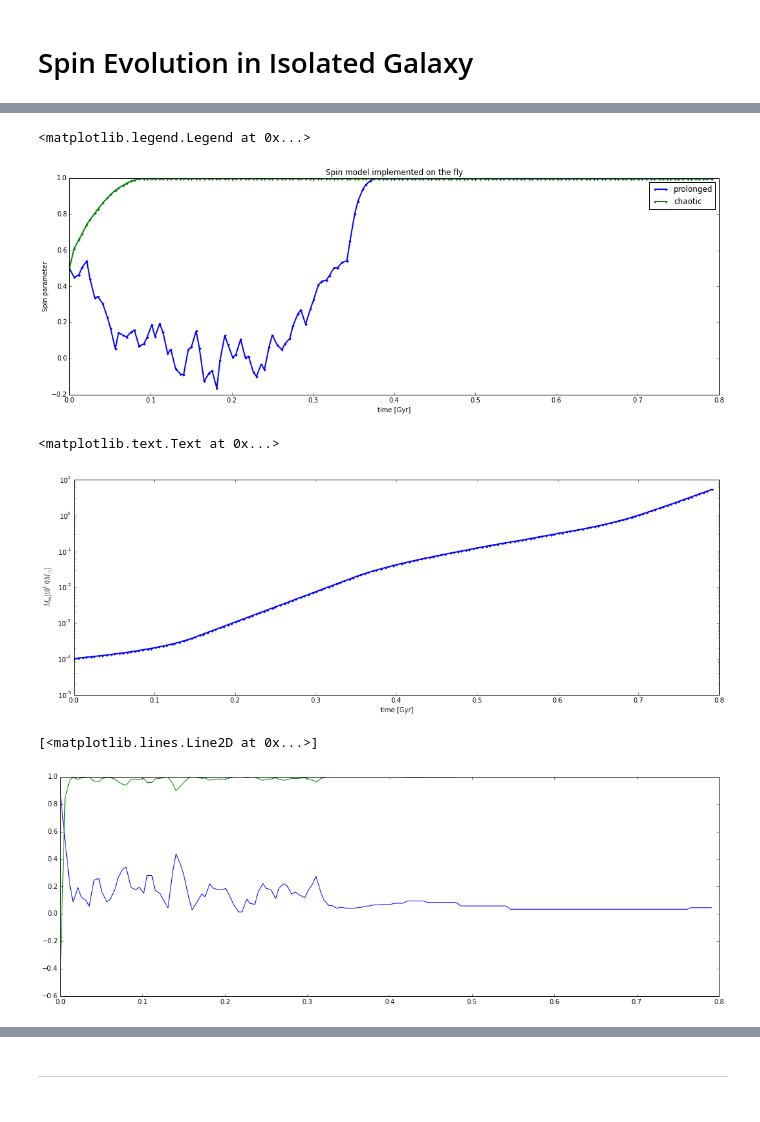
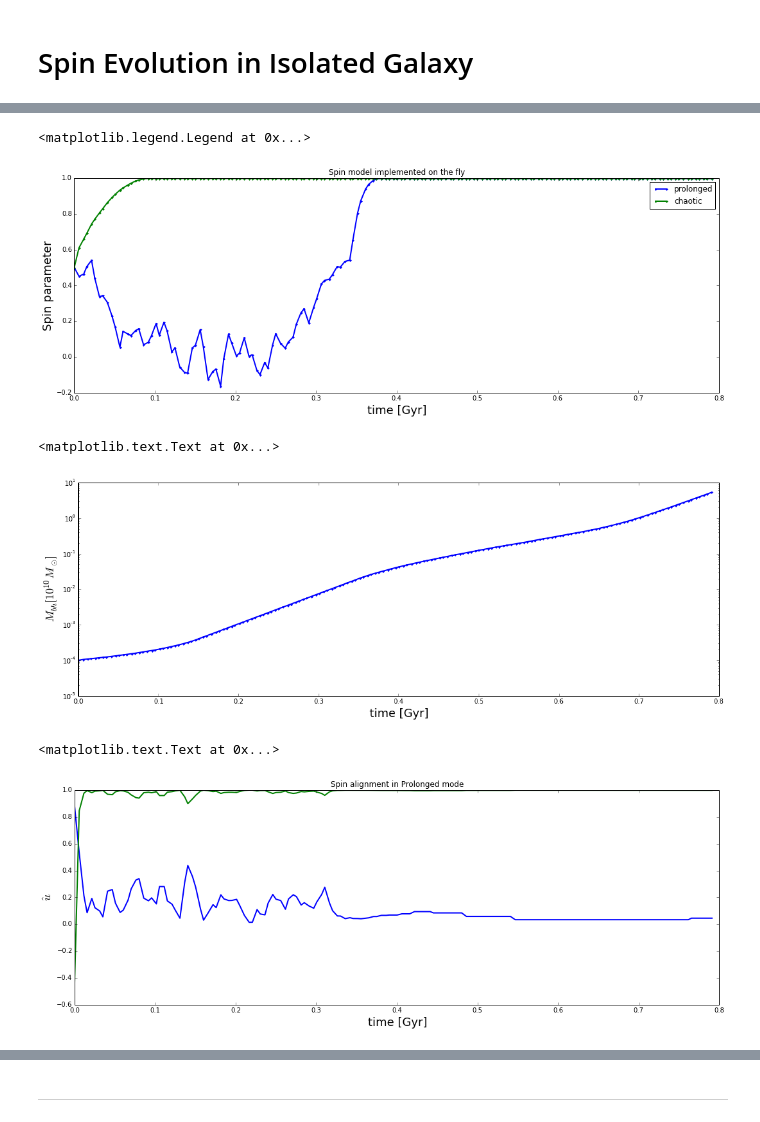
Before and after one commit to sbustamante/CosmologicalBlackHoles, a Jupyter notebook: Codes/spin_evolution.ipynb, the cells around one changed output, grey strips where cells are left out. Cells and saved outputs as stored; diff of their text form; code cells hidden in the pictures.

Commit message:
Spin evolution and alignment

```diff
--- a/Codes/spin_evolution.ipynb
+++ b/Codes/spin_evolution.ipynb
@@ -155,27 +150,30 @@ plt.legend(loc='upper right')
 plt.figure( figsize = (18,6) )
 plt.plot( test00.t, test00.a, '.-', label = 'prolonged', lw=2 )
 plt.plot( test01.t, test01.a, '.-', label = 'chaotic', lw=2 )
-plt.ylabel("Spin parameter")
-plt.xlabel("time [Gyr]")
+plt.ylabel("Spin parameter", fontsize=18)
+plt.xlabel("time [Gyr]", fontsize=18)
 plt.title('Spin model implemented on the fly')
 plt.legend()
 # %% [output]
 <matplotlib.legend.Legend at 0x...>
-[figure, old version]
+[figure, new version]
 # %%
 plt.figure( figsize = (18,6) )
 plt.semilogy( test00.t, test00.mbh, '.-', lw=2 )
-plt.ylabel("$M_{bh} [10^10 M_{\odot}]$")
-plt.xlabel("time [Gyr]")
+plt.ylabel("$M_{bh} [10^{10} M_{\odot}]$", fontsize=18)
+plt.xlabel("time [Gyr]", fontsize=18)
 # %% [output]
 <matplotlib.text.Text at 0x...>
-[figure, old version]
+[figure, new version]
 # %%
 plt.figure( figsize = (18,6) )
-plt.plot(test01.t,sqrt(test01.adir[:,1]**2+test01.adir[:,0]**2))
-plt.plot(test01.t,-test01.adir[:,2])
+plt.plot(test01.t,sqrt(test01.adir[:,1]**2+test01.adir[:,0]**2), label='Z-component', lw=2)
+plt.plot(test01.t,-test01.adir[:,2], label='Inplane-component', lw=2)
+plt.ylabel("$\hat u$", fontsize=18)
+plt.xlabel("time [Gyr]", fontsize=18)
+plt.title('Spin alignment in Prolonged mode')
 # %% [output]
-[<matplotlib.lines.Line2D at 0x...>]
+<matplotlib.text.Text at 0x...>
-[figure, old version]
+[figure, new version]
 # %%
 plt.figure( figsize = (18,6) )
```
Also changed, not shown: parts of 3 cells of this notebook.
